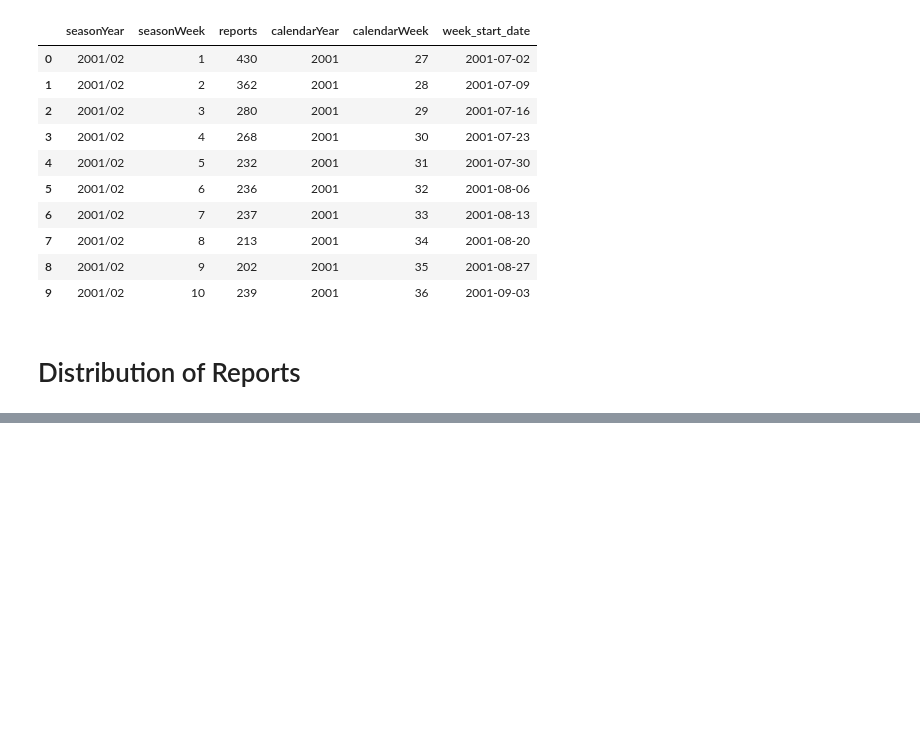
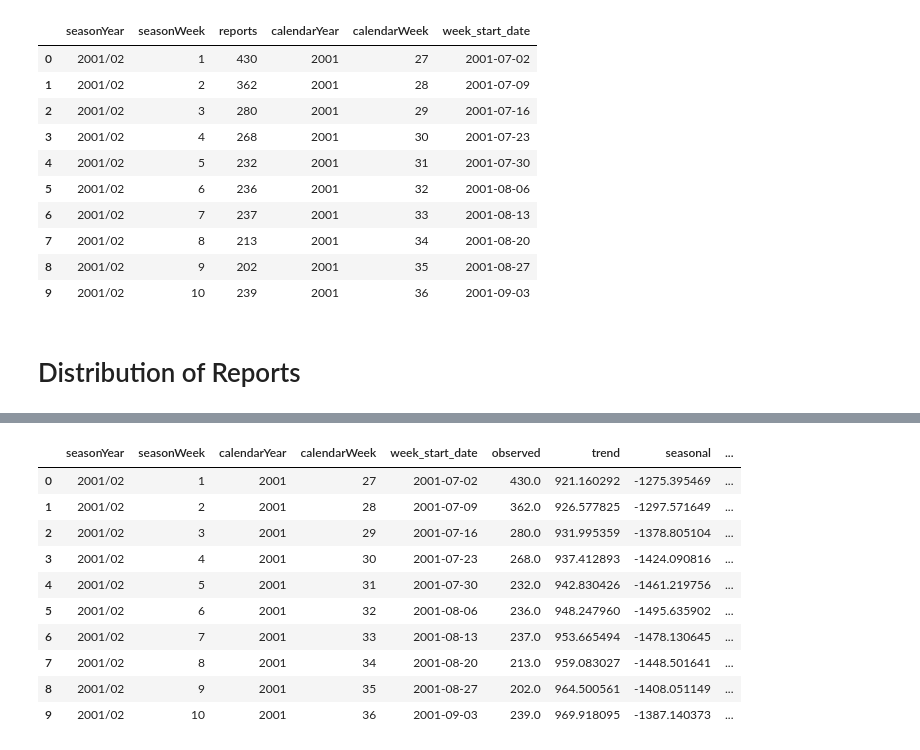
Before and after one commit to nina-prog/sem-outbreak-detection, a Jupyter notebook: notebooks/eda.ipynb, the cells around one changed output, grey strips where cells are left out. Cells and saved outputs as stored; diff of their text form; code cells hidden in the pictures; blank space fills up the shorter version.

```diff
--- a/notebooks/eda.ipynb
+++ b/notebooks/eda.ipynb
@@ -389,0 +397,27 @@ Wall time: 1.79 ms
+# %%
+# Add data
+df_seasonal_decomposition = pd.DataFrame(
+    {
+        "observed": seasonal_decomposition.observed,
+        "trend": seasonal_decomposition.trend,
+        "seasonal": seasonal_decomposition.seasonal,
+        "resid": seasonal_decomposition.resid,
+    }
+)
+df_seasonal_decomposition = pd.concat(
+    [df_cleaned.drop("reports", axis=1), df_seasonal_decomposition], axis=1
+)
+# %%
+df_seasonal_decomposition.head(10)
+# %% [output]
+|  | seasonYear | seasonWeek | calendarYear | calendarWeek | week_start_date | observed | trend | seasonal | ... |
+| 0 | 2001/02 | 1 | 2001 | 27 | 2001-07-02 | 430.0 | 921.160292 | -1275.395469 | ... |
+| 1 | 2001/02 | 2 | 2001 | 28 | 2001-07-09 | 362.0 | 926.577825 | -1297.571649 | ... |
+| 2 | 2001/02 | 3 | 2001 | 29 | 2001-07-16 | 280.0 | 931.995359 | -1378.805104 | ... |
+| 3 | 2001/02 | 4 | 2001 | 30 | 2001-07-23 | 268.0 | 937.412893 | -1424.090816 | ... |
+| 4 | 2001/02 | 5 | 2001 | 31 | 2001-07-30 | 232.0 | 942.830426 | -1461.219756 | ... |
+| 5 | 2001/02 | 6 | 2001 | 32 | 2001-08-06 | 236.0 | 948.247960 | -1495.635902 | ... |
+| 6 | 2001/02 | 7 | 2001 | 33 | 2001-08-13 | 237.0 | 953.665494 | -1478.130645 | ... |
+| 7 | 2001/02 | 8 | 2001 | 34 | 2001-08-20 | 213.0 | 959.083027 | -1448.501641 | ... |
+| 8 | 2001/02 | 9 | 2001 | 35 | 2001-08-27 | 202.0 | 964.500561 | -1408.051149 | ... |
+| 9 | 2001/02 | 10 | 2001 | 36 | 2001-09-03 | 239.0 | 969.918095 | -1387.140373 | ... |
```
Also changed, not shown: parts of 14 cells of this notebook.
